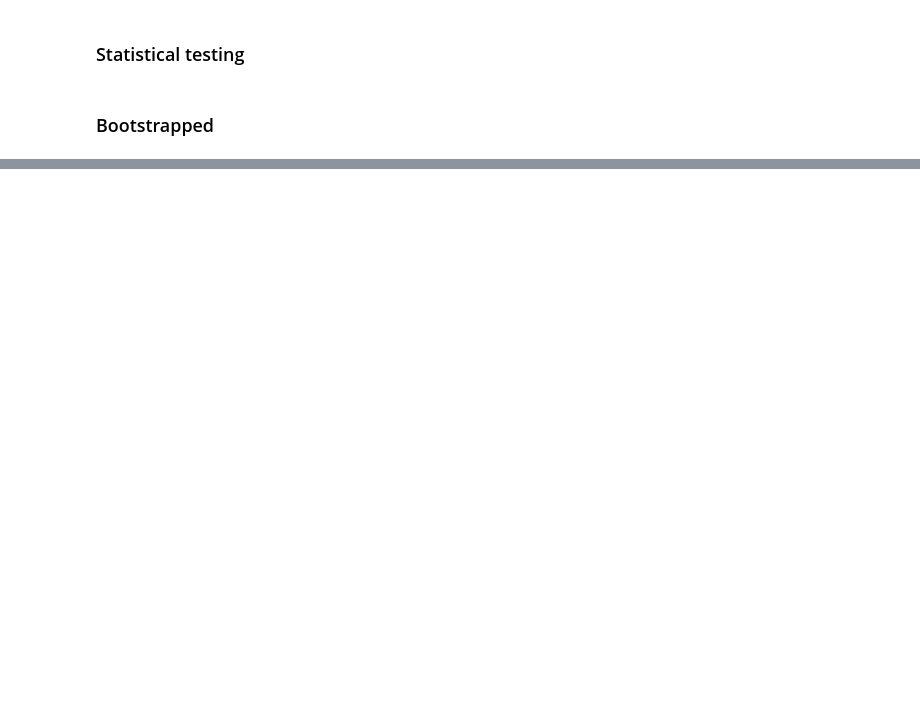
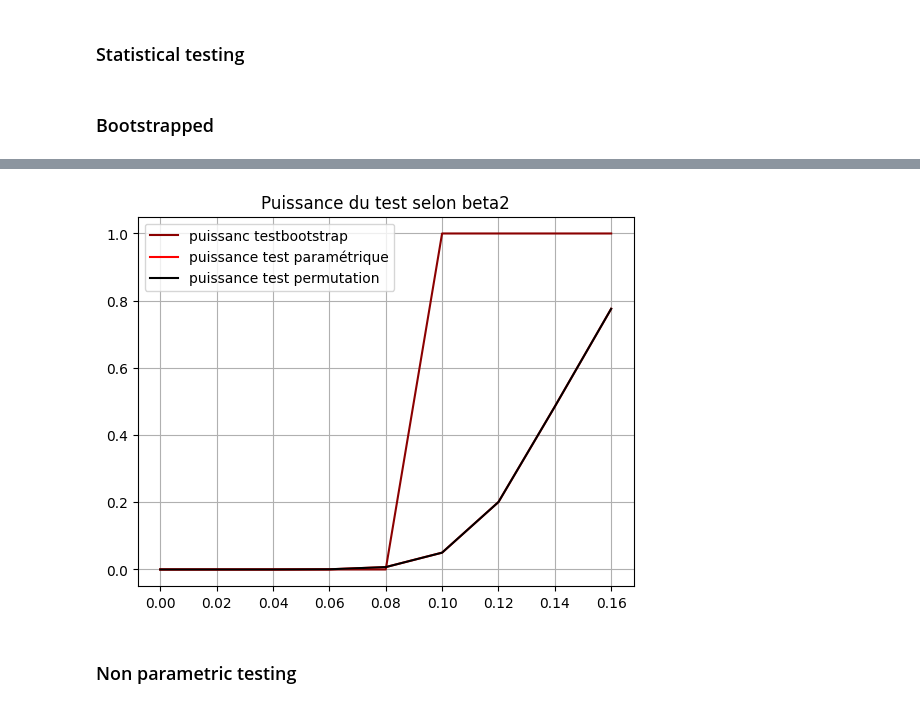
Before and after one commit to AntoineGilsonGH/The-Design-and-Analysis-of-Benchmark-Experiments, a Jupyter notebook: I0_Simplification.ipynb, the cells around one changed output, grey strips where cells are left out. Drawn from its saved outputs; the diff is of its cells as text; code cells hidden in the pictures; blank space fills up the shorter version.

```diff
--- a/I0_Simplification.ipynb
+++ b/I0_Simplification.ipynb
@@ -1775,0 +2266,13 @@ plt.show()
+# %%
+plt.figure()
+plt.title("Puissance du test selon beta2")
+plt.plot(beta2_values, power_boot, label = "puissanc testbootstrap", color = "darkred")
+plt.plot(beta2_values, power, label = "puissance test paramétrique", color = "red")
+plt.plot(beta2_values, power_perm_2, label = "puissance test permutation 2", color = "black")
+plt.grid()
+plt.legend()
+plt.show()
+# %% [output]
+[figure, added]
+# %% [markdown]
+### Non parametric testing
```
Also changed, not shown: parts of 24 cells of this notebook, 26 other files.
